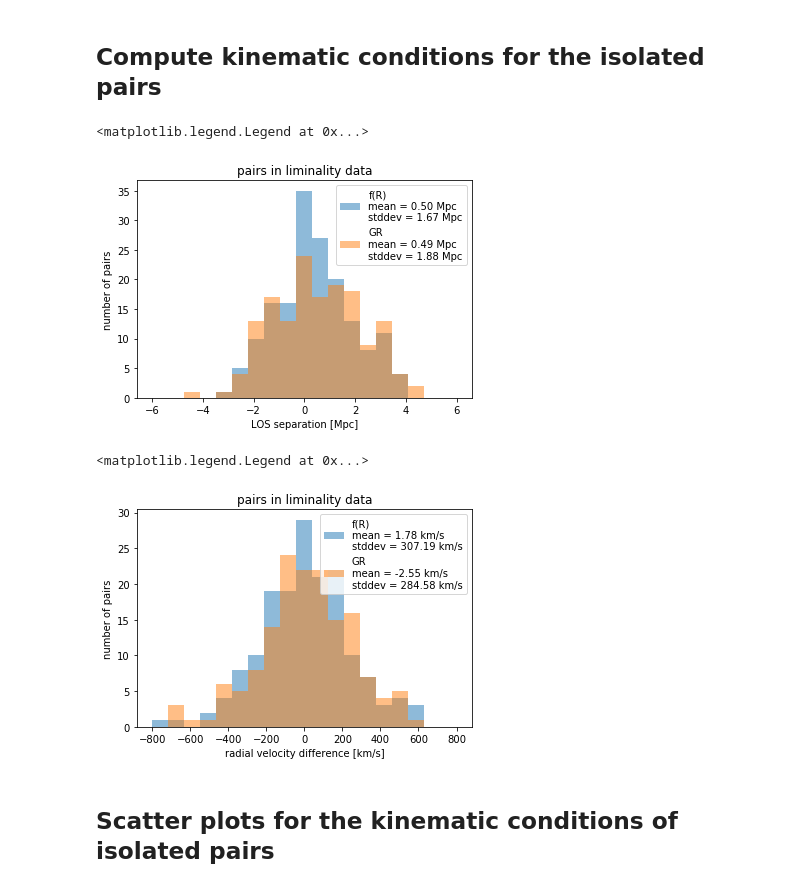
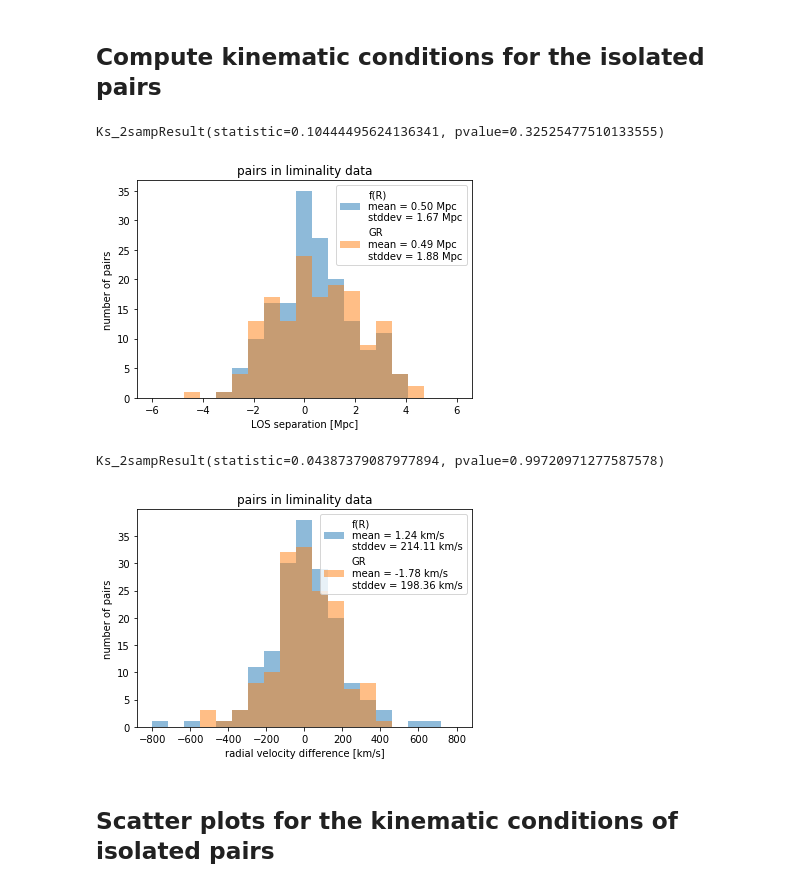
Before and after one commit to forero/LGModGrav, a Jupyter notebook: code/LG_samples.ipynb, the cells around one changed output. Cells and saved outputs as stored; diff of their text form; code cells hidden in the pictures.

```diff
--- a/code/LG_samples.ipynb
+++ b/code/LG_samples.ipynb
@@ -204,22 +204,24 @@ plt.xlabel('LOS separation [Mpc]')
 plt.ylabel('number of pairs')
 plt.title('pairs in liminality data')
 plt.legend()
+scipy.stats.ks_2samp(los_delta_pos_FR/hubble ,los_delta_pos_GR/hubble)
 # %% [output]
-<matplotlib.legend.Legend at 0x...>
+Ks_2sampResult(statistic=0.10444495624136341, pvalue=0.32525477510133555)
 [figure]
 # %%
-x = los_delta_vel_FR/hubble
+x = los_delta_vel_FR
 a = plt.hist(x, bins=np.linspace(-800,800,20), alpha=0.5, label='f(R)\nmean = {:.2f} km/s \nstddev = {:.2f} km/s'.format(x.mean(), x.std()))
 
-x = los_delta_vel_GR/hubble
+x = los_delta_vel_GR
 a = plt.hist(x, bins=np.linspace(-800,800,20), alpha=0.5, label='GR\nmean = {:.2f} km/s \nstddev = {:.2f} km/s'.format(x.mean(), x.std()))
 plt.xlabel('radial velocity difference [km/s]')
 plt.ylabel('number of pairs')
 plt.title('pairs in liminality data')
 plt.legend()
+scipy.stats.ks_2samp(los_delta_vel_FR ,los_delta_vel_GR)
 # %% [output]
-<matplotlib.legend.Legend at 0x...>
+Ks_2sampResult(statistic=0.04387379087977894, pvalue=0.99720971277587578)
-[figure, old version]
+[figure, new version]
 # %% [markdown]
 ## Scatter plots for the kinematic conditions of isolated pairs
 # %%
```
Also changed, not shown: 1 other file.
